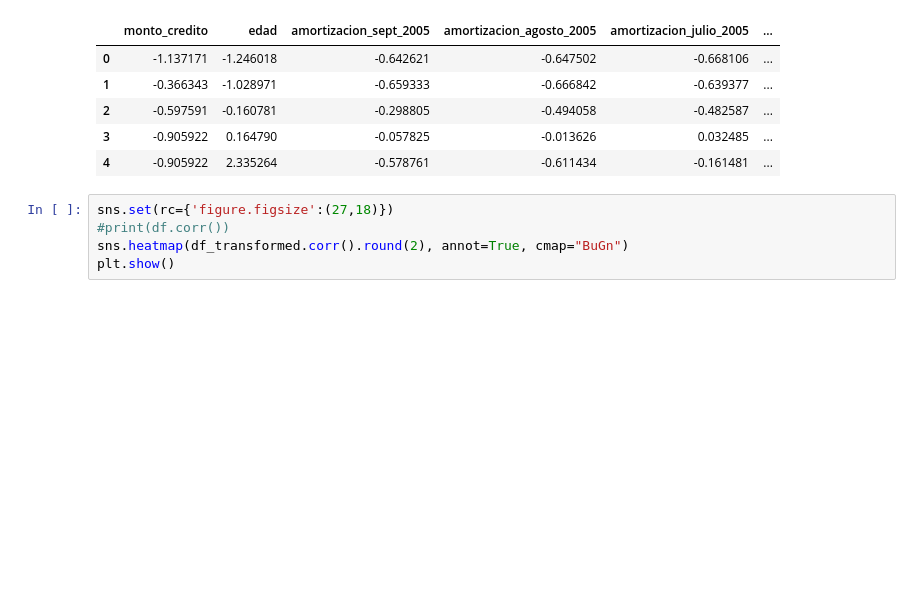
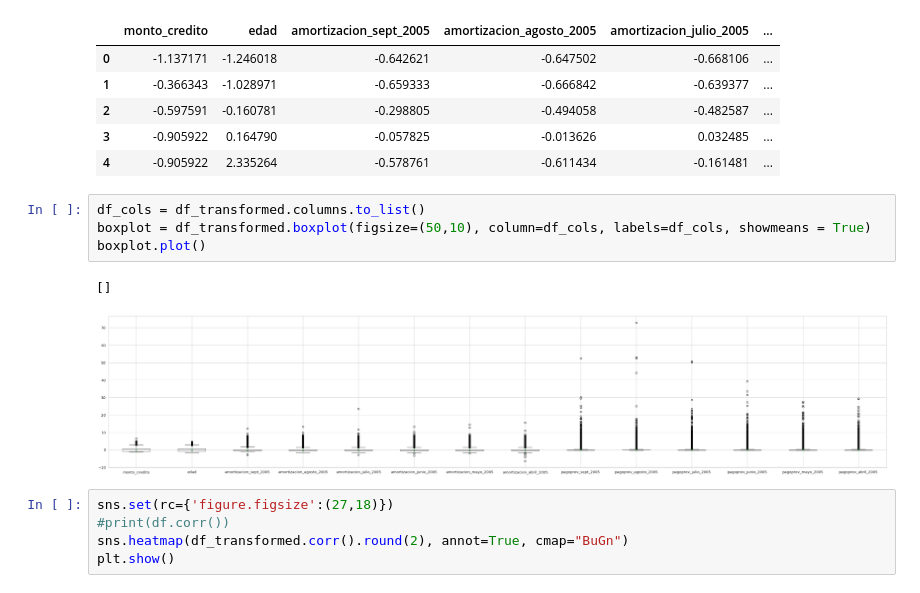
Before and after one commit to PosgradoMNA/actividades-del-projecto-equipo-9, a Jupyter notebook: Actividad_Semana4_Equipo_9.ipynb, the cells around one changed output. Cells and saved outputs as stored; diff of their text form; blank space fills up the shorter version.

```diff
--- a/Actividad_Semana4_Equipo_9.ipynb
+++ b/Actividad_Semana4_Equipo_9.ipynb
@@ -153,6 +157,13 @@ df_transformed.head()
 | 2 | -0.597591 | -0.160781 | -0.298805 | -0.494058 | -0.482587 | ... |
 | 3 | -0.905922 | 0.164790 | -0.057825 | -0.013626 | 0.032485 | ... |
 | 4 | -0.905922 | 2.335264 | -0.578761 | -0.611434 | -0.161481 | ... |
+# %%
+df_cols = df_transformed.columns.to_list()
+boxplot = df_transformed.boxplot(figsize=(50,10), column=df_cols, labels=df_cols, showmeans = True)
+boxplot.plot()
+# %% [output]
+[]
+[figure, added]
 # %%
 sns.set(rc={'figure.figsize':(27,18)})
 #print(df.corr())
```
Also changed, not shown: parts of 3 cells of this notebook.
